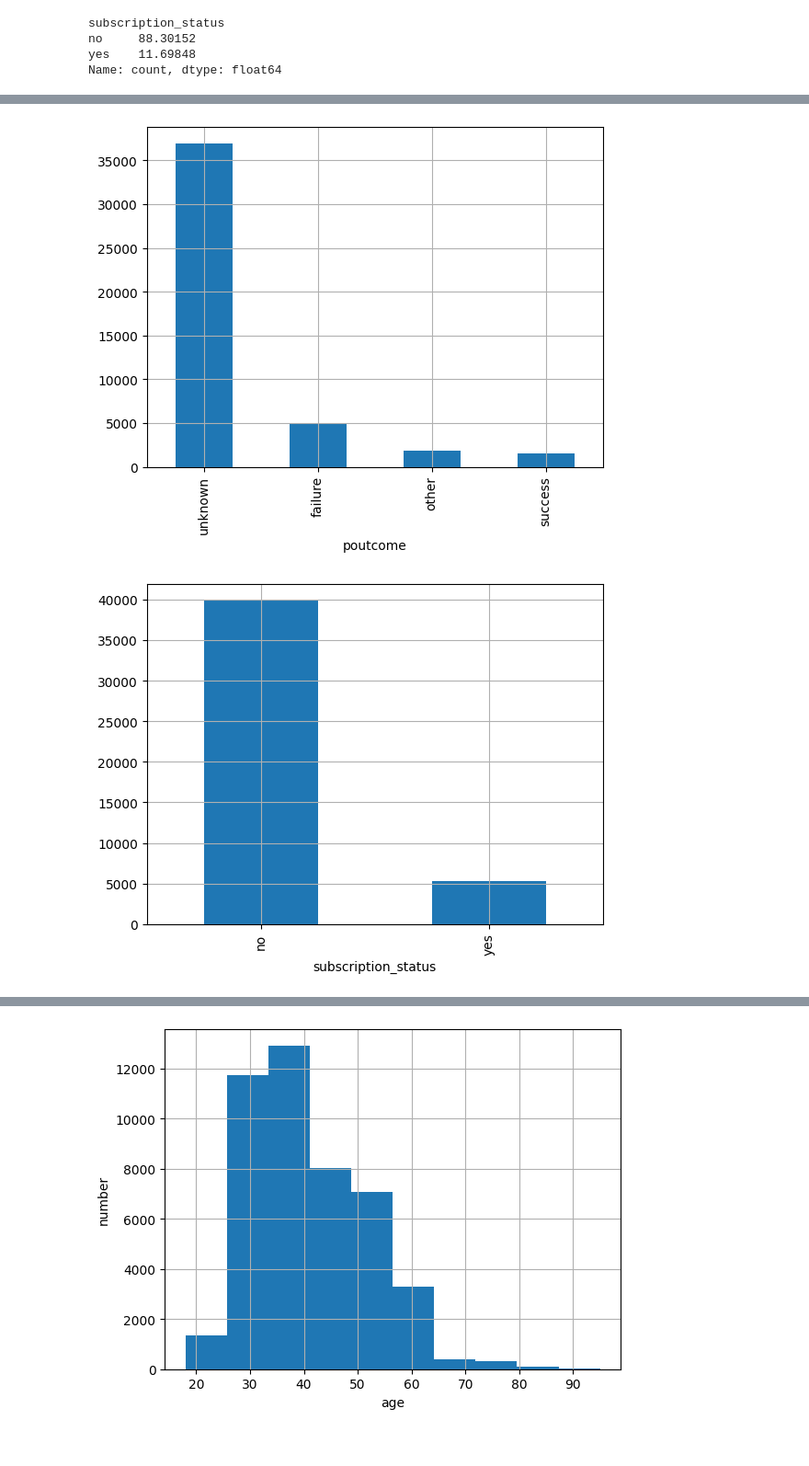
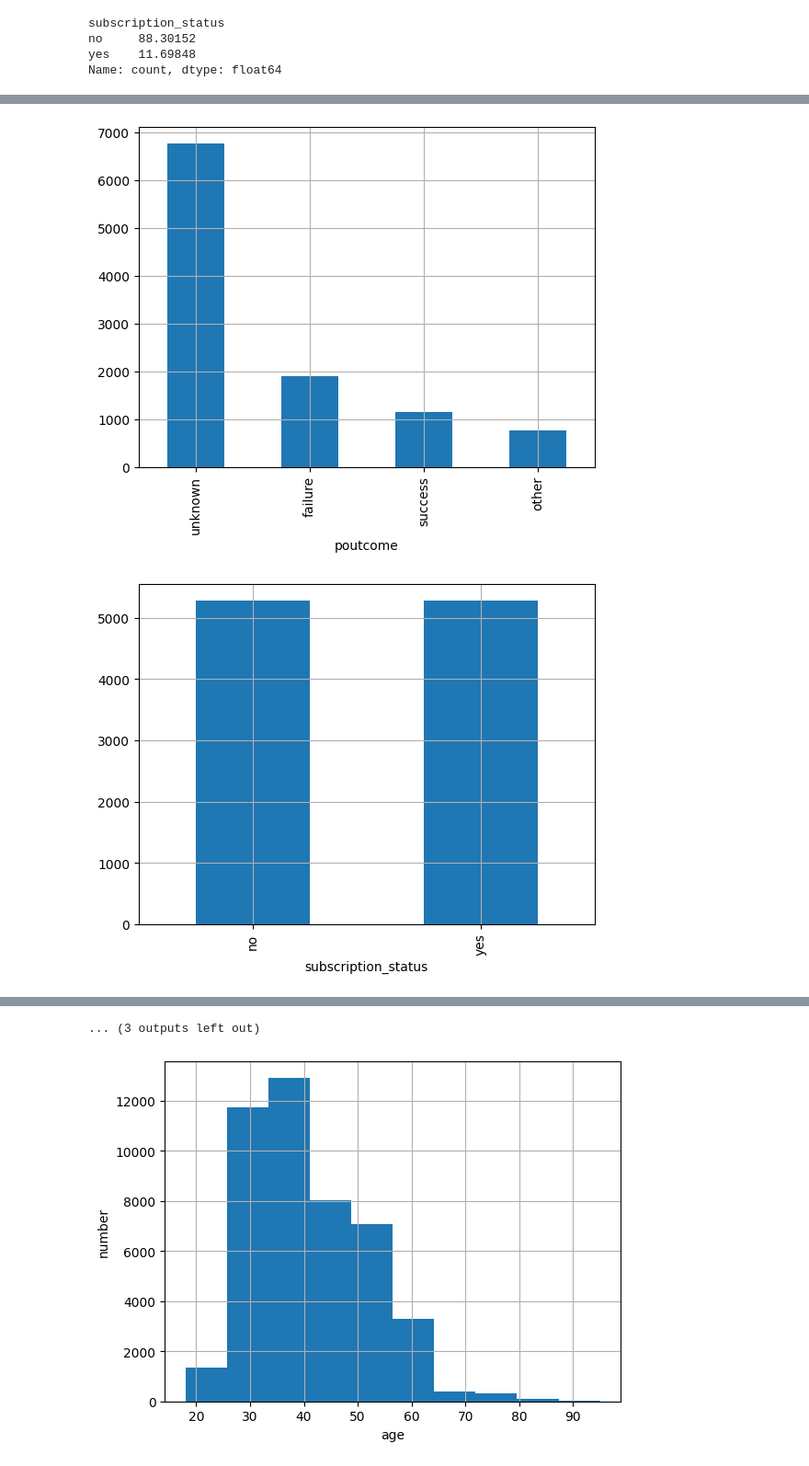
Before and after one commit to Verisan/Bank_Datas_Prediction, a Jupyter notebook: Bank_Data_Prediction.ipynb, the cells around one changed output, grey strips where cells are left out. Shown at 92% size. Saved outputs shown, nothing was run; the diff lists cells and outputs as text; code cells hidden in the pictures.

Commit message:
08/09/2026_16_58
Data visualisation and correlation anlayses are done. Outliers are obtained during data visualisation.

```diff
--- a/Bank_Data_Prediction.ipynb
+++ b/Bank_Data_Prediction.ipynb
@@ -344,15 +355,9 @@ None
 # %%
 
 
-bank-full_edited_original=df.copy
-
-df.isnull().values.any() # As we can see from outcomes of check_df function
+print(df_blncd_upld.isnull().values.any()) # As we can see from outcomes of check_df function
 # In the dataset there is no obvious null value .
 # Now we will check if thre is any hidden null value
-
-for c in df.columns:
-  print(df_blncd_upld[c].value_counts())
-  print("Yüzdelik oran",100*df_blncd_upld[c].value_counts()/ len(df_blncd_upld))
 
 # ******Gizli null inceleme sonrası notlar***
 ## Job'da 288 unknown var. % 0.637013'e karşılık geliyor.
@@ -365,6 +370,11 @@ for c in df.columns:
 # açıp açmadığı bilinmeyenler 36959. Yani 36959- 36954= 5--> bu kampnayadan
 # önce görüşülüp, yine de önceki dönem vadeli mevduat açıp/açmadığı bilinmeyenler
 # 5 kişi--> bu noktada verinin kaliteli olduğunu gösterir.
+
+# Frequences and portion in percent of feature (column) classes.
+for c in df_blncd_upld.columns:
+  print(df_blncd_upld[c].value_counts())
+  print("Yüzdelik oran",100*df_blncd_upld[c].value_counts()/ len(df_blncd_upld))
 # %% [output]
 age
 32    472
@@ -482,5 +448,16 @@ def grab_col_names(dataframe, cat_th=10,  car_th=20):
     return cat_cols, num_cols, cat_but_car
 
 
-cat_cols, num_cols, cat_but_car = grab_col_names(df)
+# Düzenleme sonucu teyit için:
+# 17 değişkenin veri tipi dağılımı:
+ #object tipi değişken sayısı:1 :month
+ #sayısal değişken sayısı:6
+ #kategorik değişken sayısı:10
+  # sıralı bilgi taşıyan değişken sayısı ve ismi:1 ve education ; #kalan değişken :9 sırasız
+  # 9 değişkenden :
+      # ikili bilgi içeren (yes/no ) sayısı ve ismi:4: loan,default,subscription_status,housing
+      # 2'den çok(2+) kategori bilgisi taşıyan ve aralarında sıra olmayan değişken sayısı 6 :contact,poutcome,job,marital,pdays(düzenlenmiş hali)
+# pdays'i dzüenlereken order false olacak.
+
+cat_cols, num_cols, cat_but_car = grab_col_names(df_blncd_upld)
 # %% [output]
@@ -567,7 +544,7 @@ Name: count, dtype: float64
 #####
 
 for c in cat_cols:
-  df[c].value_counts().plot(kind="bar")
+  df_blncd_upld[c].value_counts().plot(kind="bar")
   plt.grid()
   plt.show()
 # %% [output]
@@ -582,2 +559,2 @@ for c in cat_cols:
-[figure, old version]
+[figure, new version]
-[figure, old version]
+[figure, new version]
@@ -584,3 +563,4 @@ for c in cat_cols:
+... (3 outputs left out)
 # %%
 #############################################
 # Sayısal Değişken Görselleştirme
```
Also changed, not shown: parts of 19 cells of this notebook.
